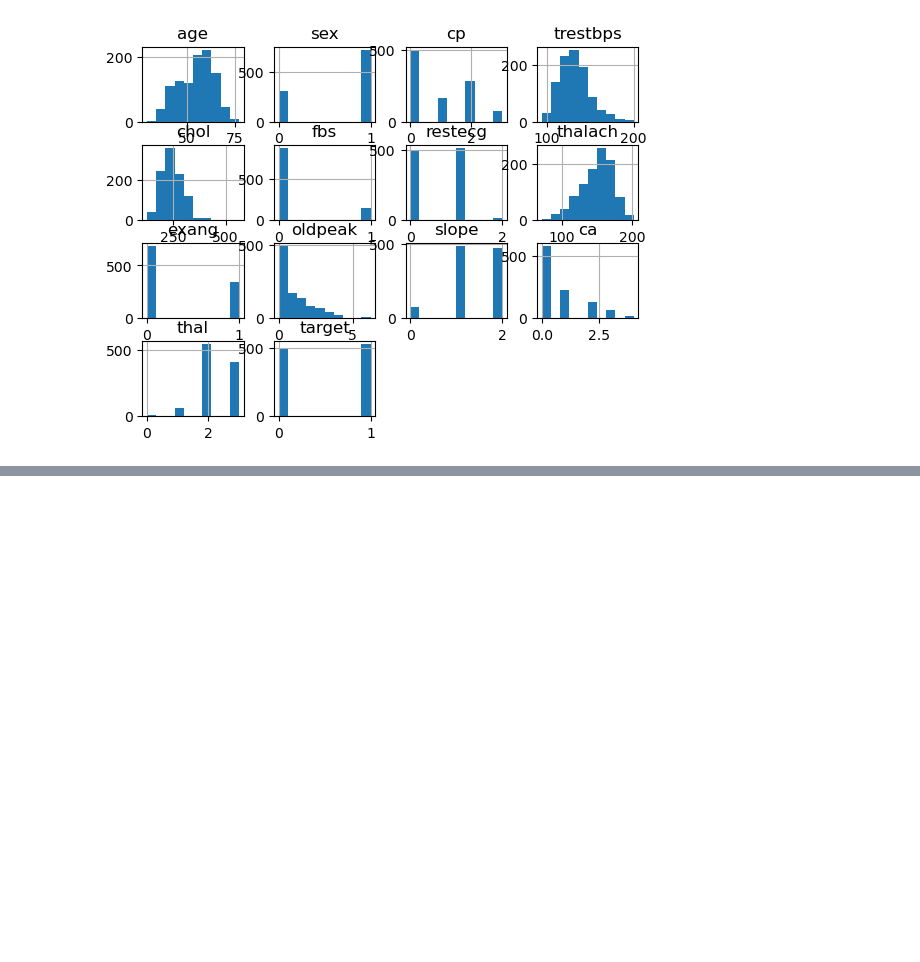
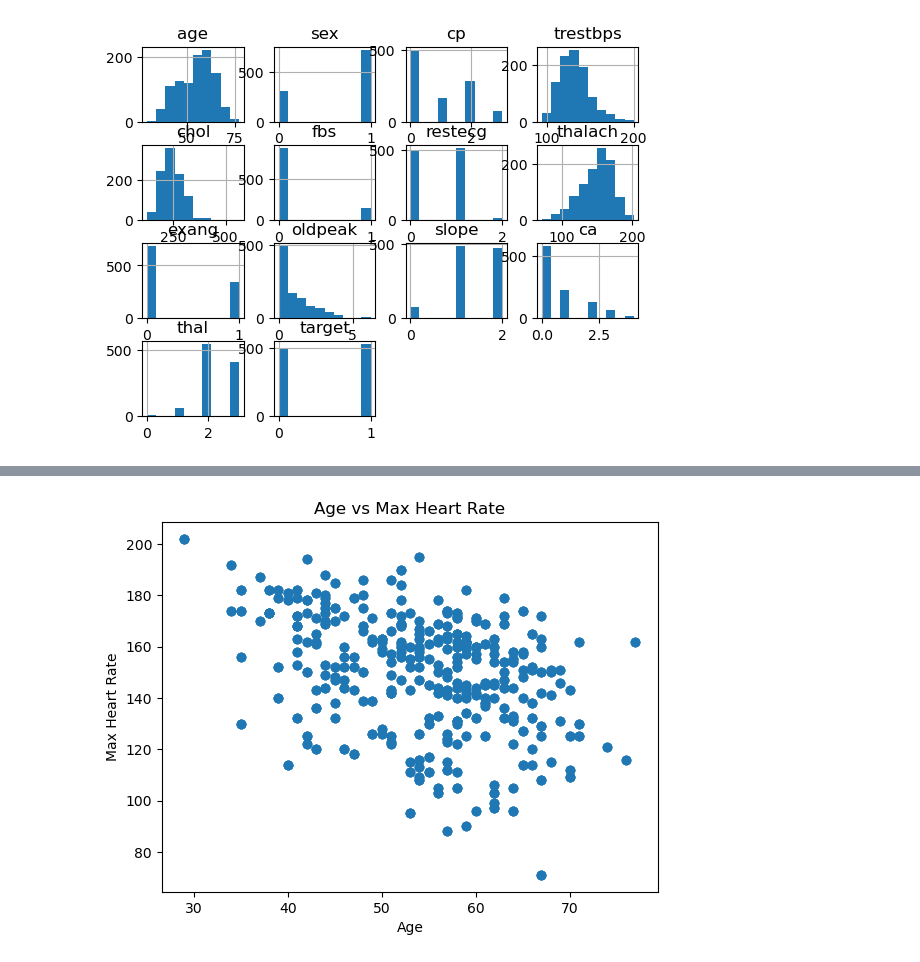
Before and after one commit to Malay911/Data_Mining_Project, a Jupyter notebook: Heart_Disease_Dataset_2/Heart.ipynb, the cells around one changed output, grey strips where cells are left out. Cells and saved outputs as stored; diff of their text form; code cells hidden in the pictures; blank space fills up the shorter version.

```diff
--- a/Heart_Disease_Dataset_2/Heart.ipynb
+++ b/Heart_Disease_Dataset_2/Heart.ipynb
@@ -308,0 +309,3 @@ df[['thalach','sex']].boxplot()
+# %%
+df['Is18'] = df.age.apply(lambda age : True if age > 18 else False)
+df
@@ -308,0 +326,10 @@ df[['thalach','sex']].boxplot()
+# %%
+import matplotlib.pyplot as plt
+
+plt.scatter(df['age'], df['thalach'])
+plt.xlabel("Age")
+plt.ylabel("Max Heart Rate")
+plt.title("Age vs Max Heart Rate")
+plt.show()
+# %% [output]
+[figure, added]
```
Also changed, not shown: parts of 5 cells of this notebook.
